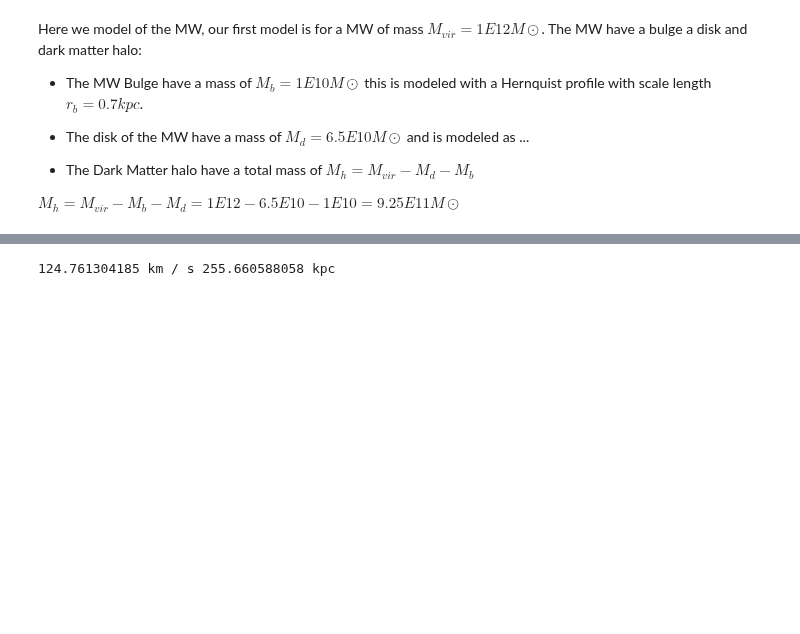
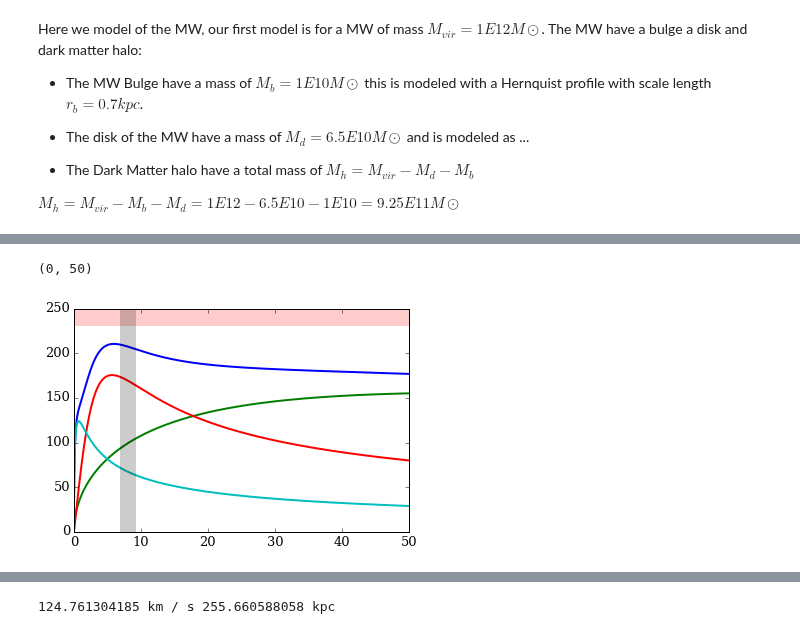
Before and after one commit to jngaravitoc/LMC-MW, a Jupyter notebook: code/MW_model.ipynb, the cells around one changed output, grey strips where cells are left out. Drawn from its saved outputs; the diff is of its cells as text; code cells hidden in the pictures; blank space fills up the shorter version.

```diff
--- a/code/MW_model.ipynb
+++ b/code/MW_model.ipynb
@@ -37,0 +109,17 @@ $M_h = M_{vir} - M_b - M_d =  1E12 - 6.5E10 - 1E10 = 9.25E11 M\odot$
+# %%
+Vc_Halo4 = vc_hernquist(62.5, 0, r, 0, 1.415E12)
+Vc_Disk4 = vc_mn(3.5, 0.53, 0, r, 0, 7.5E10)
+Vc_bulge4 = vc_hernquist(0.7, 0, r, 0, 1E10)
+Vc_MW4 = np.sqrt(Vc_Halo4**2 + Vc_Disk4**2 + Vc_bulge4**2)
+# %%
+plot(r, Vc_MW4, lw=2, label='Total')
+plot(r, Vc_Halo4, lw=2, label='Halo')
+plot(r, Vc_Disk4, lw=2, label='Disk')
+plot(r, Vc_bulge4, lw=2, label='Bulge')
+#axhline(170, lw=16, alpha=0.2)
+axhline(240, lw=16, alpha=0.2, c='r')
+axvline(8, lw=16, alpha=0.2, c='k')
+xlim(0, 50)
+# %% [output]
+(0, 50)
+[figure, added]
```
Also changed, not shown: parts of 28 cells of this notebook, 2 other files.
